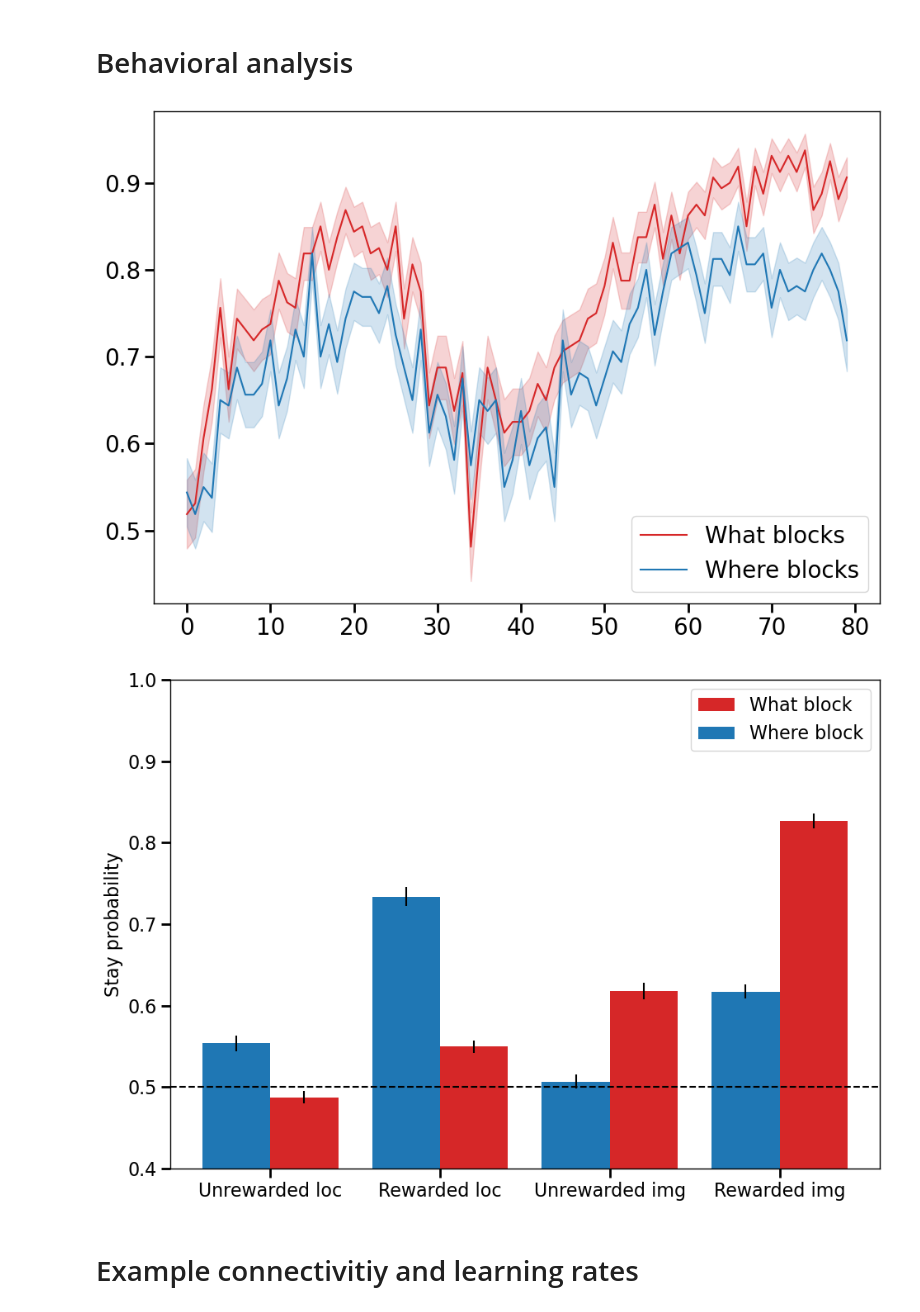
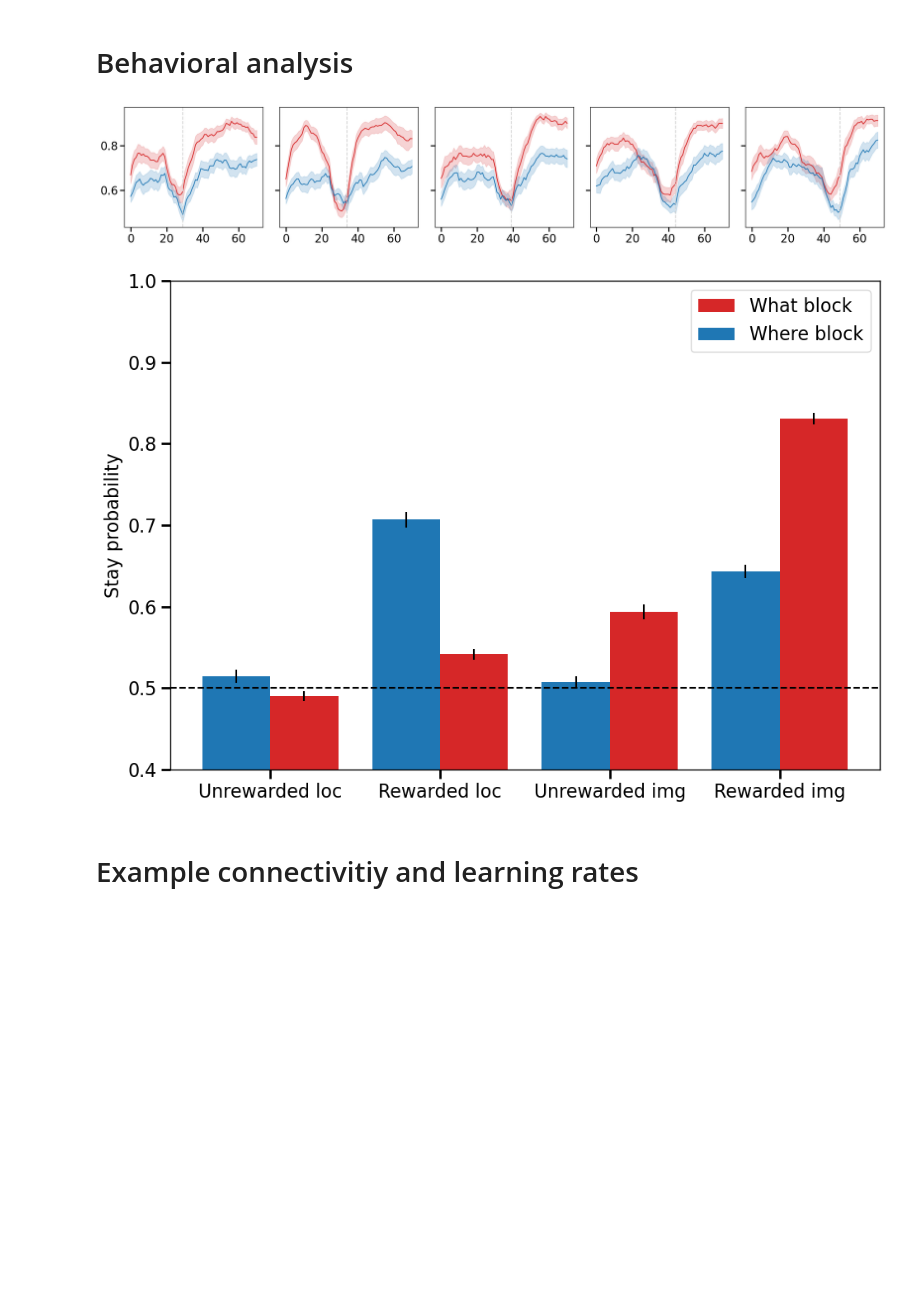
Before and after one commit to slenderham/what-where-task-analysis, a Jupyter notebook: rnn/network_analysis.ipynb, the cells around one changed output. Cells and saved outputs as stored; diff of their text form; code cells hidden in the pictures; blank space fills up the shorter version.

```diff
--- a/rnn/network_analysis.ipynb
+++ b/rnn/network_analysis.ipynb
@@ -24,8 +24,8 @@ plt.rc('ytick.minor', width=1, size=4)
 plt.rc('mathtext', default='regular')
 # %%
 exp_dir = '/dartfs-hpc/rc/home/d/f005d7d/attn-rnn/what_where_analysis/what-where-task-analysis/rnn/exp'
-# model_array_dir = [f'block_type_readout_{i}' for i in range(1,9)]
 
+# model_array_dir = [f'null_reg_{i}' for i in range(1,9)]
 model_array_dir = [f'test{i}' for i in range(1,9)]
 
 f = open(os.path.join(exp_dir, model_array_dir[0], 'args.json'), 'r')
@@ -43,6 +43,7 @@ input_config = {
 
 output_config = {
     'action': (2, [0]), # left, right, fixation
+    'stimulus': (args['stim_dims'], [0]),
     'block_type': (2, [0]), # where or what block
 }
 
@@ -268,35 +268,46 @@ saved results to /dartfs/rc/lab/S/SoltaniA/f005d7d/what_where_analysis/rnn_test_
 # %%
 def learning_curves(results_dict):
     # calculate the performance for all models based on the chosen location
 
     performance = (results_dict['loc_chosen']==np.argmax(results_dict['reward_probs'], axis=-1)).squeeze()
 
+    w_size = 10
+    performance = np.stack([
+        np.convolve(perf, np.ones(w_size)/w_size, mode='valid') for perf in performance
+    ])
+
     where_blocks_mask = results_dict['block_type']==0
     what_blocks_mask = results_dict['block_type']==1
 
-    where_blocks_performance = performance[where_blocks_mask]
-    what_blocks_performance = performance[what_blocks_mask]
+    fig, axes = plt.subplots(1, 5, figsize=(20, 4), sharex=True, sharey=True)
 
-    plt.plot(what_blocks_performance.mean(0), label='What blocks', color='tab:red')
-    plt.plot(where_blocks_performance.mean(0), label='Where blocks', color='tab:blue')
+    for reversal_idx, reversal_interval in enumerate([30, 35, 40, 45, 50]):
+        reversal_interval_mask = results_dict['reversal_interval']==reversal_interval
 
-    plt.fill_between(np.arange(performance.shape[1]),
-                     what_blocks_performance.mean(0)-what_blocks_performance.std(0)/np.sqrt(what_blocks_performance.shape[0]),
-                     what_blocks_performance.mean(0)+what_blocks_performance.std(0)/np.sqrt(what_blocks_performance.shape[0]),
-                     color='tab:red', alpha=0.2)
-    plt.fill_between(np.arange(performance.shape[1]),
-                     where_blocks_performance.mean(0)-where_blocks_performance.std(0)/np.sqrt(where_blocks_performance.shape[0]),
-                     where_blocks_performance.mean(0)+where_blocks_performance.std(0)/np.sqrt(where_blocks_performance.shape[0]),
-                     color='tab:blue', alpha=0.2)
+        where_blocks_performance = performance[where_blocks_mask&reversal_interval_mask]
+        what_blocks_performance = performance[what_blocks_mask&reversal_interval_mask]
 
-    plt.legend()
+        axes[reversal_idx].plot(what_blocks_performance.mean(0), label='What blocks', color='tab:red')
+        axes[reversal_idx].plot(where_blocks_performance.mean(0), label='Where blocks', color='tab:blue')
+
+        axes[reversal_idx].fill_between(np.arange(performance.shape[1]),
+                         what_blocks_performance.mean(0)-what_blocks_performance.std(0)/np.sqrt(what_blocks_performance.shape[0]),
+                         what_blocks_performance.mean(0)+what_blocks_performance.std(0)/np.sqrt(what_blocks_performance.shape[0]),
+                         color='tab:red', alpha=0.2)
+        axes[reversal_idx].fill_between(np.arange(performance.shape[1]),
+                         where_blocks_performance.mean(0)-where_blocks_performance.std(0)/np.sqrt(where_blocks_performance.shape[0]),
+                         where_blocks_performance.mean(0)+where_blocks_performance.std(0)/np.sqrt(where_blocks_performance.shape[0]),
+                         color='tab:blue', alpha=0.2)
+        axes[reversal_idx].axvline(reversal_interval-1, c='lightgrey', ls='--')
+
+#     plt.legend()
     plt.tight_layout()
     plt.show()
     return
 
 learning_curves(all_saved_states)
 # %% [output]
-[figure, old version]
+[figure, new version]
 # %%
 def stay_probs(results_dict):
     # calculate the probability of staying with the same location and stimulus choice given previous trial's reward outcomes
@@ -371,7 +382,7 @@ plt.ylim([0.4, 1.0])
 plt.tight_layout()
 plt.show()
 # %% [output]
-[figure, old version]
+[figure, new version]
 # %% [markdown]
 # Example connectivitiy and learning rates
 # %%
```
Also changed, not shown: parts of 34 cells of this notebook, 3 other files.
